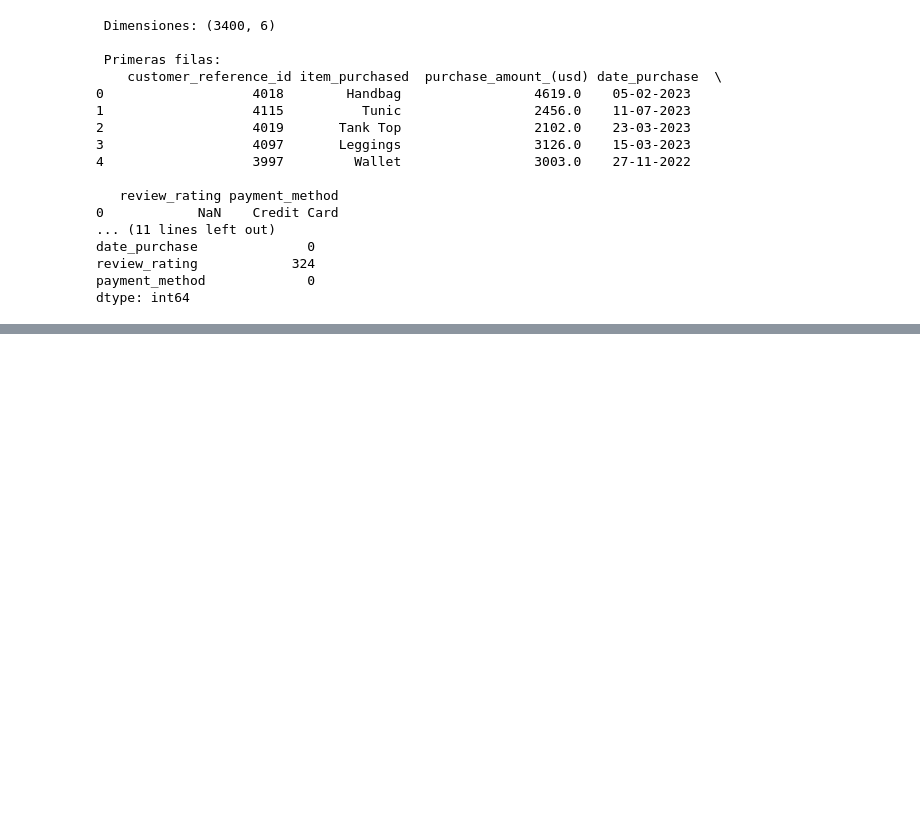
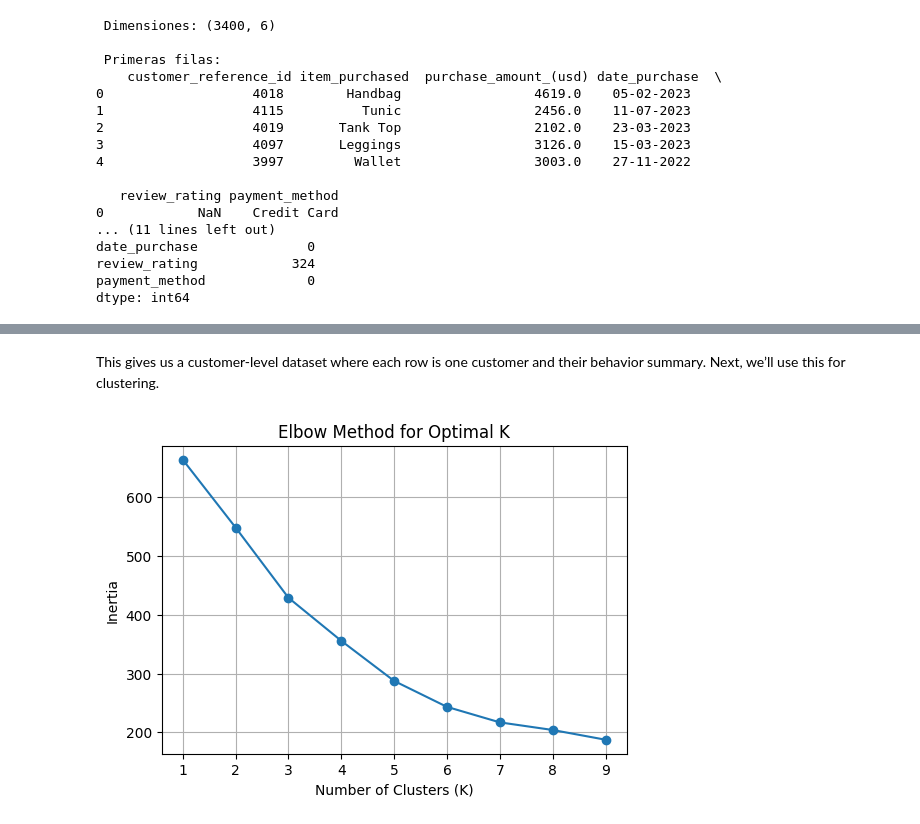
Before and after one commit to ninimecri/retail-fashion-customer-insights, a Jupyter notebook: Retail Fashion JN.ipynb, the cells around one changed output, grey strips where cells are left out. Drawn from its saved outputs; the diff is of its cells as text; code cells hidden in the pictures; blank space fills up the shorter version.

Commit message:
Kmeans Clustering predictive model progress

```diff
--- a/Retail Fashion JN.ipynb
+++ b/Retail Fashion JN.ipynb
@@ -96,3 +107,9 @@ For example, when doing 'df[col].method(value, inplace=True)', try using 'df.met
 
 
   df['review_rating'].fillna(df['review_rating'].mean(), inplace=True)
+# %%
+# Extract useful time features by month, day and weekday
+df['date_purchase'] = pd.to_datetime(df['date_purchase'], format='%d-%m-%Y')
+df['purchase_month'] = df['date_purchase'].dt.month
+df['purchase_day'] = df['date_purchase'].dt.day
+df['weekday'] = df['date_purchase'].dt.weekday  # 0 = Monday
@@ -98,0 +153,14 @@ For example, when doing 'df[col].method(value, inplace=True)', try using 'df.met
+# %%
+# Group by customer to summarize behavior
+customer_df = df.groupby('customer_reference_id').agg({
+    'purchase_amount_usd': ['sum', 'mean'],
+    'review_rating': 'mean',
+    'payment_method_code': lambda x: x.mode()[0],
+    'weekday': lambda x: x.mode()[0],
+}).reset_index()
+
+# Flatten MultiIndex columns
+customer_df.columns = ['customer_id', 'total_spent', 'avg_spent', 'avg_rating', 'most_used_payment', 'most_common_weekday']
+
+# Check result
+print(customer_df.head())
@@ -98,0 +181,29 @@ For example, when doing 'df[col].method(value, inplace=True)', try using 'df.met
+# %% [markdown]
+This gives us a customer-level dataset where each row is one customer and their behavior summary. Next, we’ll use this for clustering.
+# %%
+# Select relevant features for clustering
+features = customer_df[['total_spent', 'avg_rating', 'most_used_payment', 'most_common_weekday']]
+
+# 1. Normalize the features
+scaler = StandardScaler()
+scaled_features = scaler.fit_transform(features)
+
+# 2. Determine optimal number of clusters (Elbow Method)
+inertia = []
+K_range = range(1, 10)
+
+for k in K_range:
+    km = KMeans(n_clusters=k, random_state=42)
+    km.fit(scaled_features)
+    inertia.append(km.inertia_)
+
+# Plot the elbow curve
+plt.figure(figsize=(6, 4))
+plt.plot(K_range, inertia, marker='o')
+plt.title('Elbow Method for Optimal K')
+plt.xlabel('Number of Clusters (K)')
+plt.ylabel('Inertia')
+plt.grid(True)
+plt.show()
+# %% [output]
+[figure, added]
```
Also changed, not shown: parts of 11 cells of this notebook.
